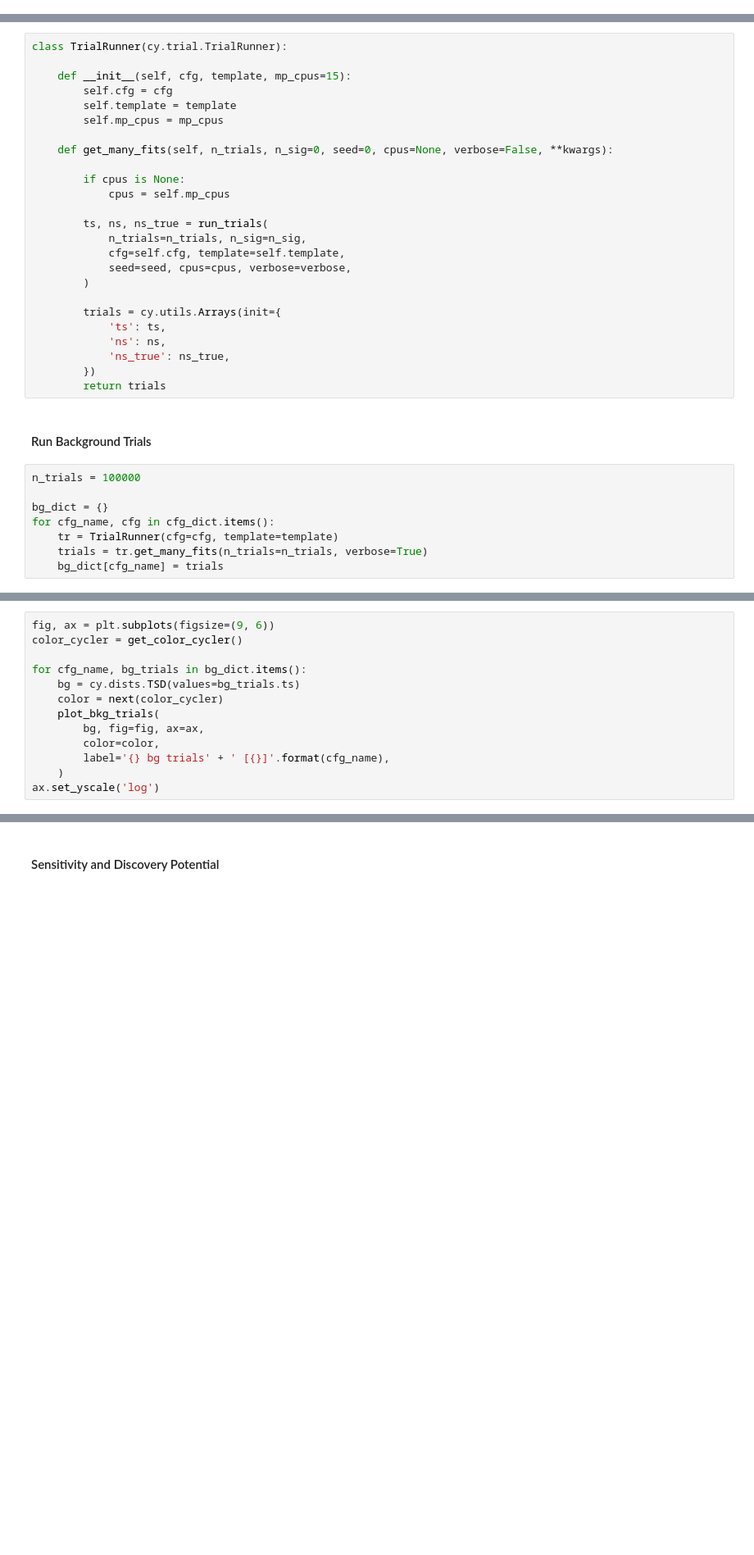
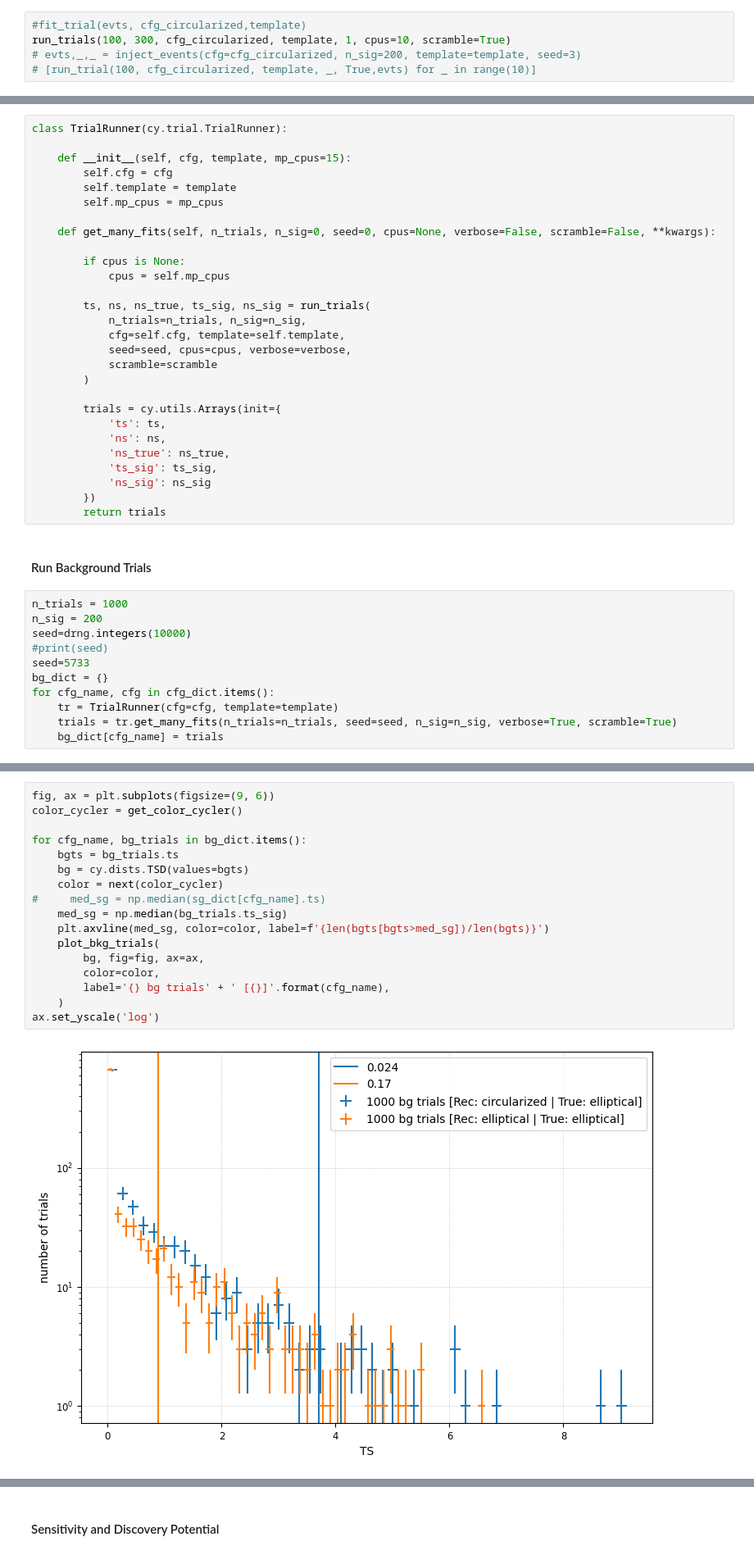
Before and after one commit to ssclafani949/DNNCascade, a Jupyter notebook: notebooks/pdf_construction/asymmetric_uncertainty_contours.ipynb, the cells around one changed output, grey strips where cells are left out. Shown at 82% size. Saved outputs shown, nothing was run; the diff lists cells and outputs as text; blank space fills up the shorter version.

```diff
--- a/notebooks/pdf_construction/asymmetric_uncertainty_contours.ipynb
+++ b/notebooks/pdf_construction/asymmetric_uncertainty_contours.ipynb
@@ -595,0 +644,5 @@ def run_trials(n_trials, n_sig, cfg, template, seed, cpus=1, verbose=False):
+# %%
+#fit_trial(evts, cfg_circularized,template)
+run_trials(100, 300, cfg_circularized, template, 1, cpus=10, scramble=True)
+# evts,_,_ = inject_events(cfg=cfg_circularized, n_sig=200, template=template, seed=3)
+# [run_trial(100, cfg_circularized, template, _, True,evts) for _ in range(10)]
@@ -632,30 +711,36 @@ class TrialRunner(cy.trial.TrialRunner):
         self.template = template
         self.mp_cpus = mp_cpus
 
-    def get_many_fits(self, n_trials, n_sig=0, seed=0, cpus=None, verbose=False, **kwargs):
+    def get_many_fits(self, n_trials, n_sig=0, seed=0, cpus=None, verbose=False, scramble=False, **kwargs):
 
         if cpus is None:
             cpus = self.mp_cpus
 
-        ts, ns, ns_true = run_trials(
+        ts, ns, ns_true, ts_sig, ns_sig = run_trials(
             n_trials=n_trials, n_sig=n_sig,
             cfg=self.cfg, template=self.template,
             seed=seed, cpus=cpus, verbose=verbose,
+            scramble=scramble
         )
 
         trials = cy.utils.Arrays(init={
             'ts': ts,
             'ns': ns,
             'ns_true': ns_true,
+            'ts_sig': ts_sig,
+            'ns_sig': ns_sig
         })
         return trials
 # %% [markdown]
 #### Run Background Trials
 # %%
-n_trials = 100000
-
+n_trials = 1000
+n_sig = 200
+seed=drng.integers(10000)
+#print(seed)
+seed=5733
 bg_dict = {}
 for cfg_name, cfg in cfg_dict.items():
     tr = TrialRunner(cfg=cfg, template=template)
-    trials = tr.get_many_fits(n_trials=n_trials, verbose=True)
+    trials = tr.get_many_fits(n_trials=n_trials, seed=seed, n_sig=n_sig, verbose=True, scramble=True)
     bg_dict[cfg_name] = trials
@@ -662,13 +749,19 @@ for cfg_name, cfg in cfg_dict.items():
 # %%
 fig, ax = plt.subplots(figsize=(9, 6))
 color_cycler = get_color_cycler()
 
 for cfg_name, bg_trials in bg_dict.items():
-    bg = cy.dists.TSD(values=bg_trials.ts)
+    bgts = bg_trials.ts
+    bg = cy.dists.TSD(values=bgts)
     color = next(color_cycler)
+#     med_sg = np.median(sg_dict[cfg_name].ts)
+    med_sg = np.median(bg_trials.ts_sig)
+    plt.axvline(med_sg, color=color, label=f'{len(bgts[bgts>med_sg])/len(bgts)}')
     plot_bkg_trials(
         bg, fig=fig, ax=ax,
         color=color,
         label='{} bg trials' + ' [{}]'.format(cfg_name),
     )
 ax.set_yscale('log')
+# %% [output]
+[figure, added]
```
Also changed, not shown: parts of 16 cells of this notebook.
